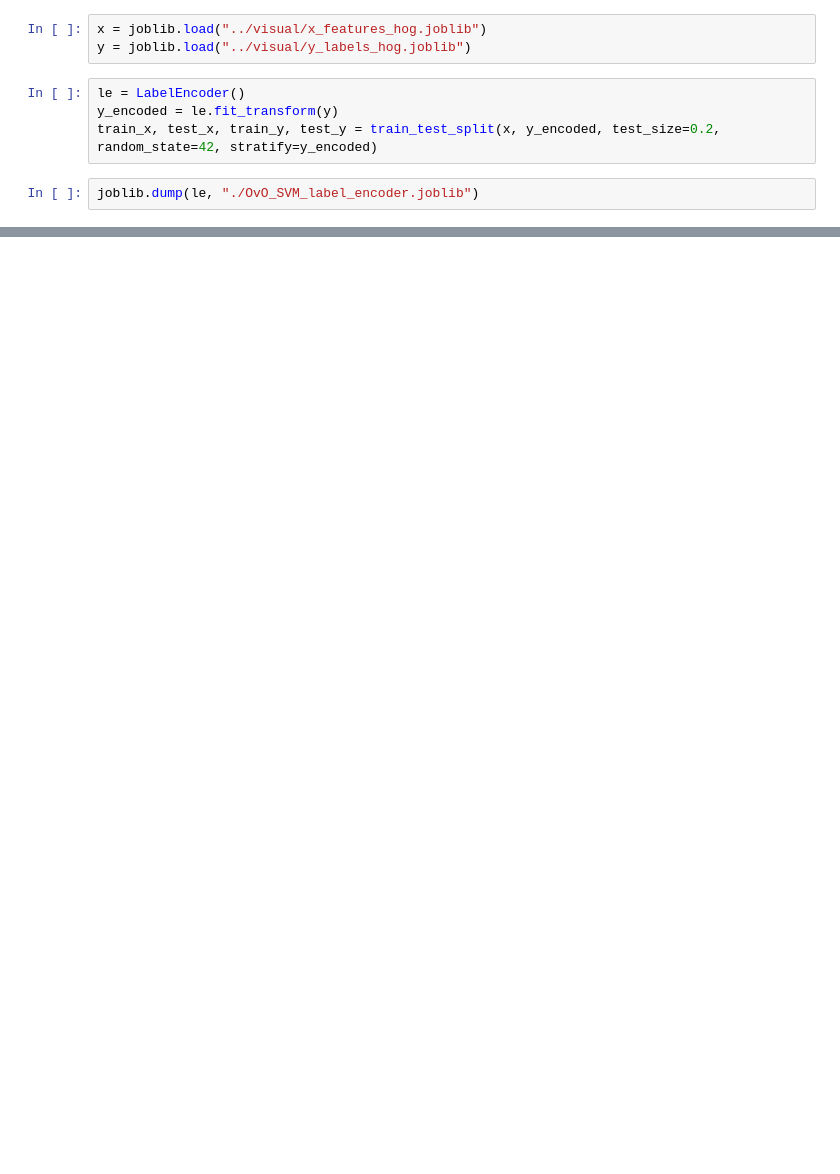
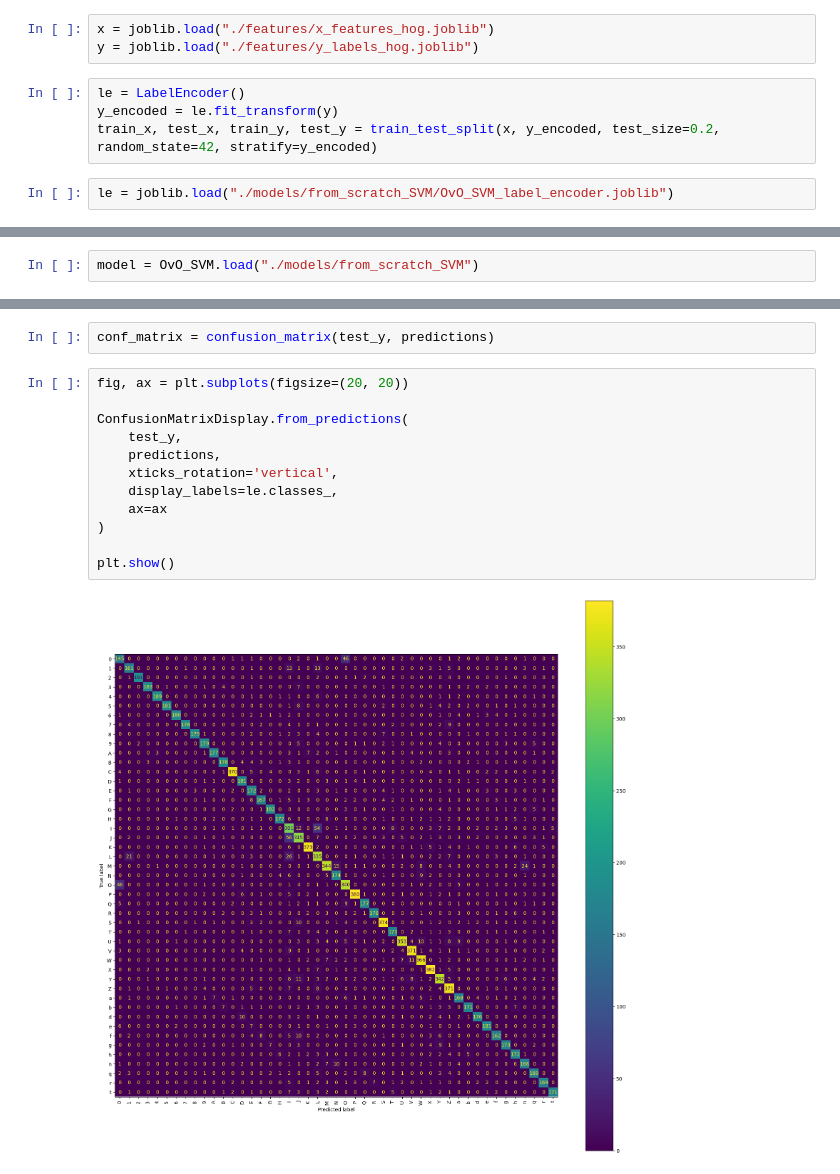
Before and after one commit to team-ronix/vidseek, a Jupyter notebook: OCR/from_scratch_SVM.ipynb, the cells around one changed output, grey strips where cells are left out. Drawn from its saved outputs; the diff is of its cells as text; blank space fills up the shorter version.

```diff
--- a/OCR/from_scratch_SVM.ipynb
+++ b/OCR/from_scratch_SVM.ipynb
@@ -8,10 +17,10 @@ from sklearn.metrics import f1_score
 # %%
-x = joblib.load("../visual/x_features_hog.joblib")
-y = joblib.load("../visual/y_labels_hog.joblib")
+x = joblib.load("./features/x_features_hog.joblib")
+y = joblib.load("./features/y_labels_hog.joblib")
 # %%
 le = LabelEncoder()
 y_encoded = le.fit_transform(y)
 train_x, test_x, train_y, test_y = train_test_split(x, y_encoded, test_size=0.2, random_state=42, stratify=y_encoded)
 # %%
-joblib.dump(le, "./OvO_SVM_label_encoder.joblib")
+le = joblib.load("./models/from_scratch_SVM/OvO_SVM_label_encoder.joblib")
 # %%
@@ -20 +48,3 @@ print(model.classes)
+# %%
+model = OvO_SVM.load("./models/from_scratch_SVM")
 # %%
@@ -26,0 +70,16 @@ print("F1 Score:", F1)
+# %%
+conf_matrix = confusion_matrix(test_y, predictions)
+# %%
+fig, ax = plt.subplots(figsize=(20, 20))
+
+ConfusionMatrixDisplay.from_predictions(
+    test_y,
+    predictions,
+    xticks_rotation='vertical',
+    display_labels=le.classes_,
+    ax=ax
+)
+
+plt.show()
+# %% [output]
+[figure, added]
```
Also changed, not shown: parts of 6 cells of this notebook, 7 other files.
